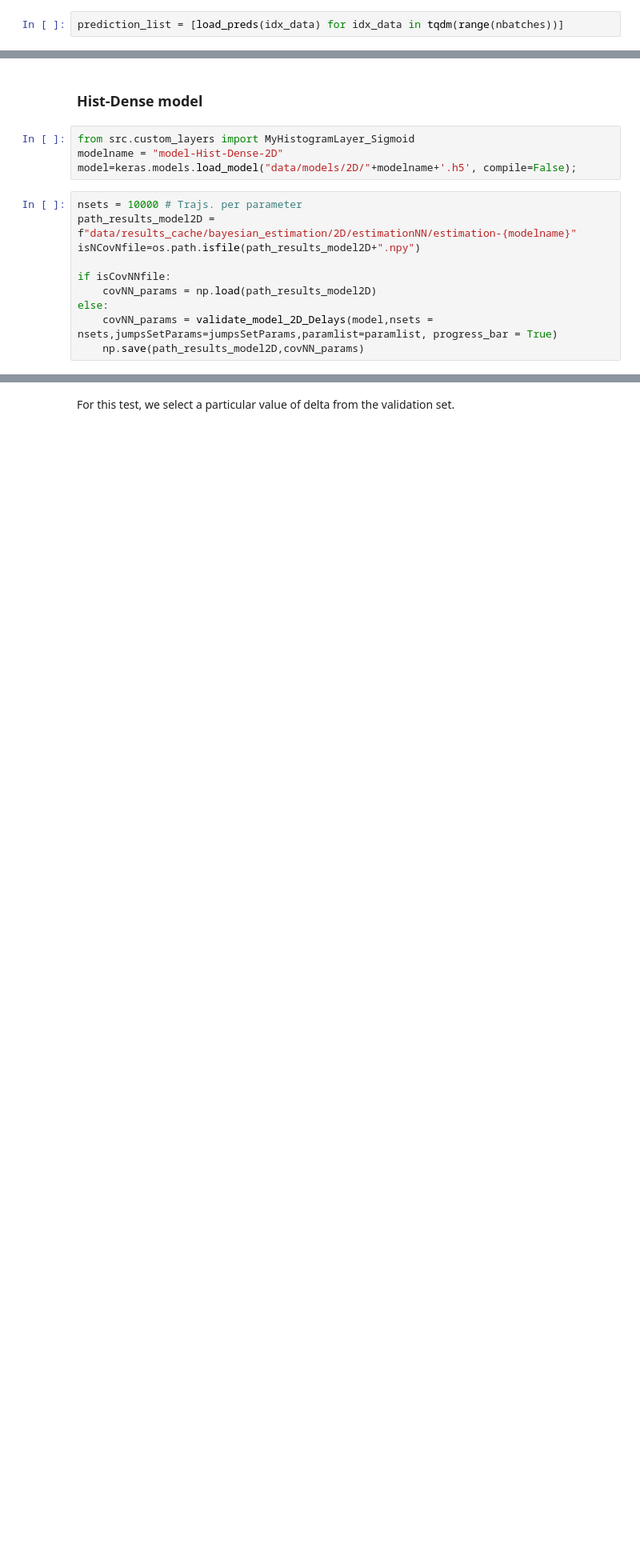
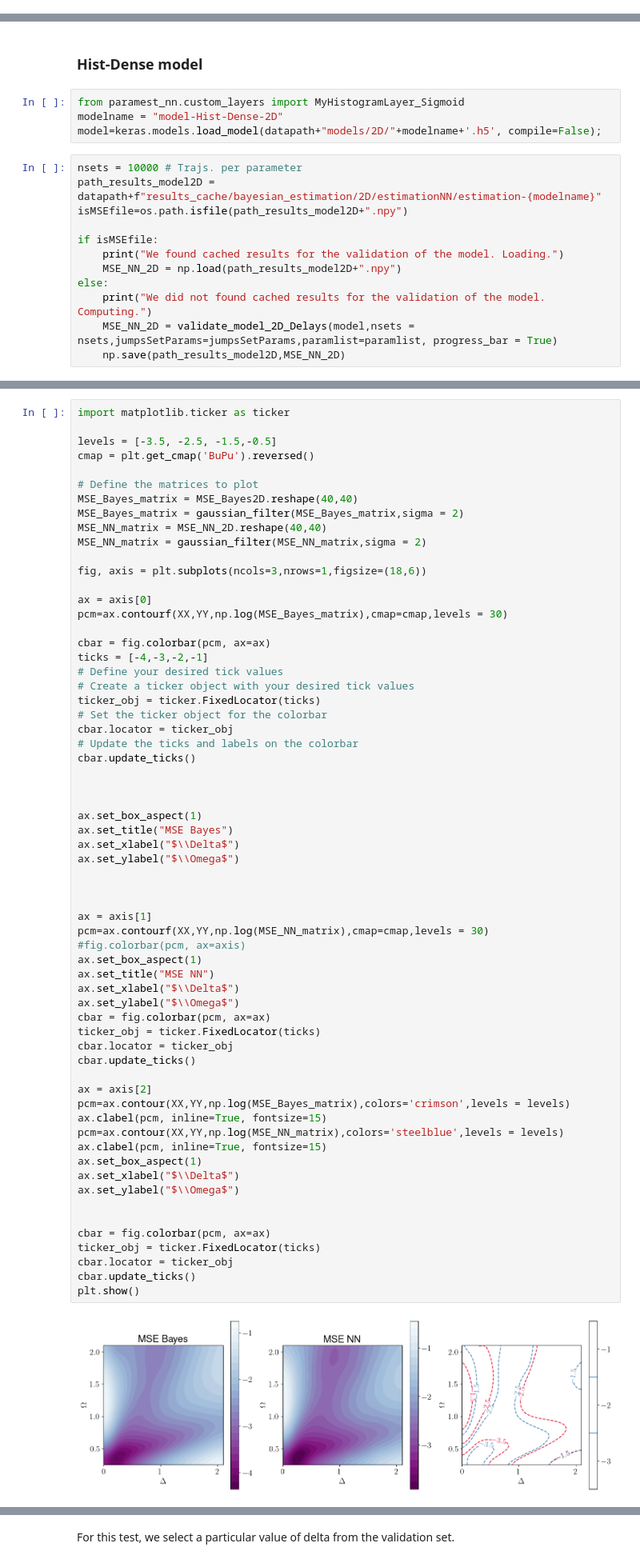
Before and after one commit to CarlosSMWolff/ParamEst-NN, a Jupyter notebook: notebooks/3-Results.ipynb, the cells around one changed output, grey strips where cells are left out. Shown at 80% size. Cells and saved outputs as stored; diff of their text form; blank space fills up the shorter version.

```diff
--- a/notebooks/3-Results.ipynb
+++ b/notebooks/3-Results.ipynb
@@ -761,2 +810,0 @@ Load predictions
-# %%
-prediction_list = [load_preds(idx_data) for idx_data in tqdm(range(nbatches))]
@@ -839,16 +894,18 @@ plt.show()
 # %% [markdown]
 ### Hist-Dense model
 # %%
-from src.custom_layers import MyHistogramLayer_Sigmoid
+from paramest_nn.custom_layers import MyHistogramLayer_Sigmoid
 modelname = "model-Hist-Dense-2D"
-model=keras.models.load_model("data/models/2D/"+modelname+'.h5', compile=False);
+model=keras.models.load_model(datapath+"models/2D/"+modelname+'.h5', compile=False);
 # %%
 nsets = 10000 # Trajs. per parameter
-path_results_model2D = f"data/results_cache/bayesian_estimation/2D/estimationNN/estimation-{modelname}"
-isNCovNfile=os.path.isfile(path_results_model2D+".npy")
+path_results_model2D = datapath+f"results_cache/bayesian_estimation/2D/estimationNN/estimation-{modelname}"
+isMSEfile=os.path.isfile(path_results_model2D+".npy")
 
-if isCovNNfile:
-    covNN_params = np.load(path_results_model2D)
+if isMSEfile:
+    print("We found cached results for the validation of the model. Loading.")
+    MSE_NN_2D = np.load(path_results_model2D+".npy")
 else:
-    covNN_params = validate_model_2D_Delays(model,nsets = nsets,jumpsSetParams=jumpsSetParams,paramlist=paramlist, progress_bar = True)
-    np.save(path_results_model2D,covNN_params)
+    print("We did not found cached results for the validation of the model. Computing.")
+    MSE_NN_2D = validate_model_2D_Delays(model,nsets = nsets,jumpsSetParams=jumpsSetParams,paramlist=paramlist, progress_bar = True)
+    np.save(path_results_model2D,MSE_NN_2D)
@@ -857,3 +914,68 @@ np.save(path_results_model2D,covNN_params)
+# %%
+import matplotlib.ticker as ticker
+
+levels = [-3.5, -2.5, -1.5,-0.5]
+cmap = plt.get_cmap('BuPu').reversed()
+
+# Define the matrices to plot
+MSE_Bayes_matrix = MSE_Bayes2D.reshape(40,40)
+MSE_Bayes_matrix = gaussian_filter(MSE_Bayes_matrix,sigma = 2)
+MSE_NN_matrix = MSE_NN_2D.reshape(40,40)
+MSE_NN_matrix = gaussian_filter(MSE_NN_matrix,sigma = 2)
+
+fig, axis = plt.subplots(ncols=3,nrows=1,figsize=(18,6))
+
+ax = axis[0]
+pcm=ax.contourf(XX,YY,np.log(MSE_Bayes_matrix),cmap=cmap,levels = 30)
+
+cbar = fig.colorbar(pcm, ax=ax)
+ticks = [-4,-3,-2,-1]
+# Define your desired tick values
+# Create a ticker object with your desired tick values
+ticker_obj = ticker.FixedLocator(ticks)
+# Set the ticker object for the colorbar
+cbar.locator = ticker_obj
+# Update the ticks and labels on the colorbar
+cbar.update_ticks()
+
+
+
+ax.set_box_aspect(1)
+ax.set_title("MSE Bayes")
+ax.set_xlabel("$\\Delta$")
+ax.set_ylabel("$\\Omega$")
+
+
+
+ax = axis[1]
+pcm=ax.contourf(XX,YY,np.log(MSE_NN_matrix),cmap=cmap,levels = 30)
+#fig.colorbar(pcm, ax=axis)
+ax.set_box_aspect(1)
+ax.set_title("MSE NN")
+ax.set_xlabel("$\\Delta$")
+ax.set_ylabel("$\\Omega$")
+cbar = fig.colorbar(pcm, ax=ax)
+ticker_obj = ticker.FixedLocator(ticks)
+cbar.locator = ticker_obj
+cbar.update_ticks()
+
+ax = axis[2]
+pcm=ax.contour(XX,YY,np.log(MSE_Bayes_matrix),colors='crimson',levels = levels)
+ax.clabel(pcm, inline=True, fontsize=15)
+pcm=ax.contour(XX,YY,np.log(MSE_NN_matrix),colors='steelblue',levels = levels)
+ax.clabel(pcm, inline=True, fontsize=15)
+ax.set_box_aspect(1)
+ax.set_xlabel("$\\Delta$")
+ax.set_ylabel("$\\Omega$")
+
+
+cbar = fig.colorbar(pcm, ax=ax)
+ticker_obj = ticker.FixedLocator(ticks)
+cbar.locator = ticker_obj
+cbar.update_ticks()
+plt.show()
+# %% [output]
+[figure, added]
 # %% [markdown]
 ## Figure 5: Robustness against noise
 # %% [markdown]
```
Also changed, not shown: parts of 36 cells of this notebook, 3 other files.
